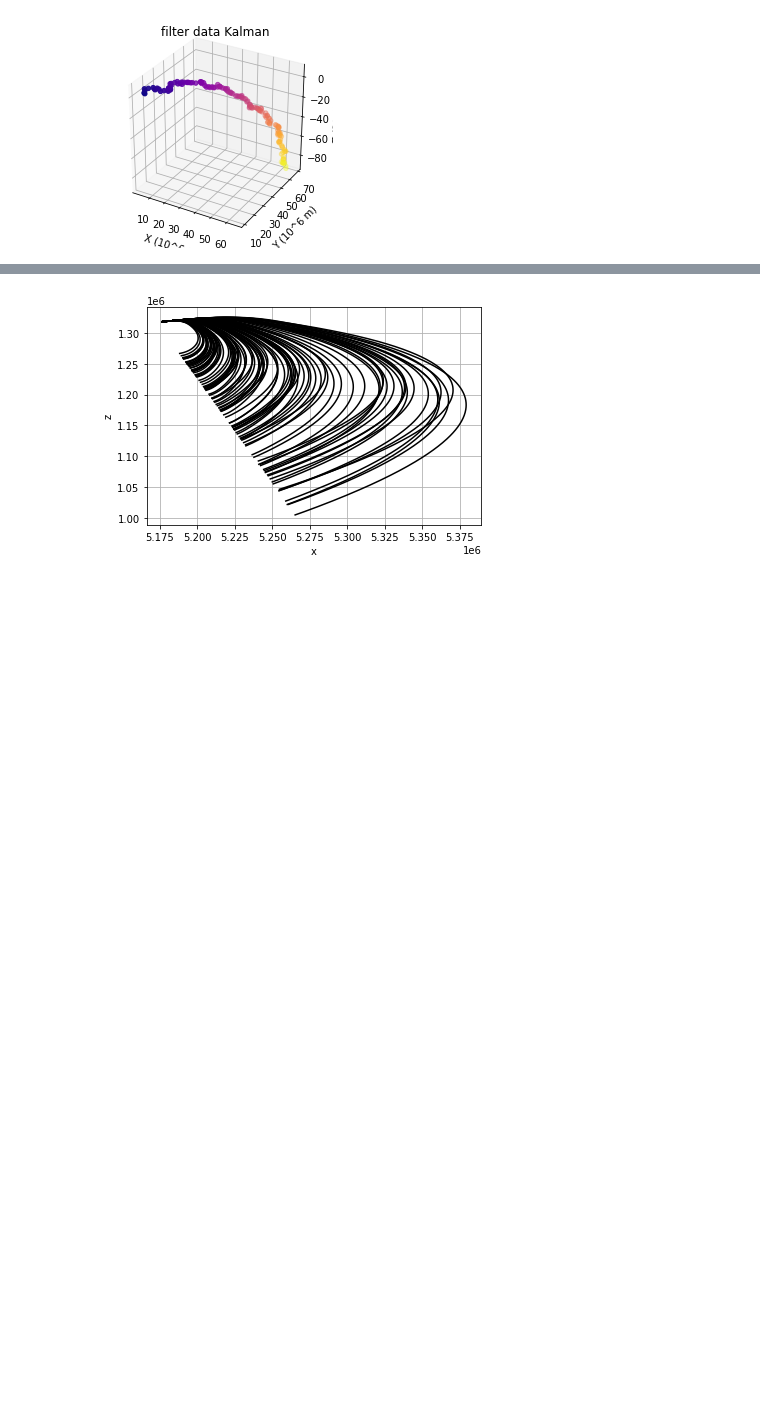
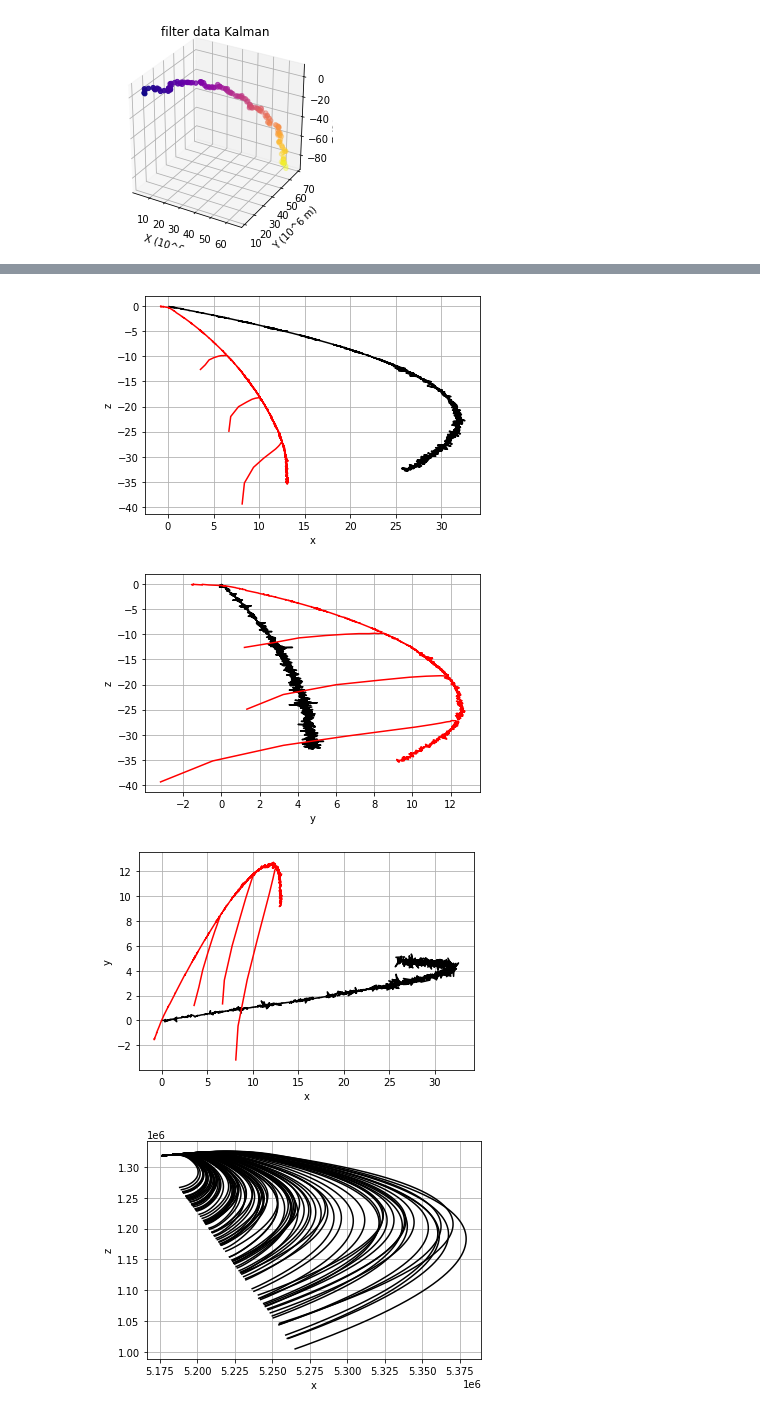
Before and after one commit to dart9905/-oursework, a Jupyter notebook: KalmanNN/KalmanNN.ipynb, the cells around one changed output, grey strips where cells are left out. Cells and saved outputs as stored; diff of their text form; code cells hidden in the pictures; blank space fills up the shorter version.

```diff
--- a/KalmanNN/KalmanNN.ipynb
+++ b/KalmanNN/KalmanNN.ipynb
@@ -1334,3 +1409,5 @@ mean test accuracy: 79.0 %
+# %%
+pack_predictions_real = FilterRNN(trajectories_rnn, real_dl, device, draw=True)
 # %%
 def plot_trajectory(data, label=''):
     # display some trajectories for visual representation
@@ -1726,3 +1837,40 @@ plt.show()
+# %%
+a0 = 3
+a1 = 0
+a2 = 2
+plt.ylabel('z')
+plt.xlabel('x')
+for k in range(len(real_data.data['data'])):
+    plt.plot(real_data.data['data'][k][a0:,a1], real_data.data['data'][k][a0:,a2], label='data', color='black')
+    plt.plot(pack_predictions_real[k//BATCH_SIZE_TEST][k-k//BATCH_SIZE_TEST*BATCH_SIZE_TEST][a0:,a1], pack_predictions_real[k//BATCH_SIZE_TEST][k-k//BATCH_SIZE_TEST*BATCH_SIZE_TEST][a0:,a2], label='filter data RNN', color='red')
+plt.grid(True)
+plt.show()
+
+a1 = 1
+a2 = 2
+plt.ylabel('z')
+plt.xlabel('y')
+for k in range(len(real_data.data['data'])):
+  if k < len(real_data.data['data']):
+    plt.plot(real_data.data['data'][k][a0:,a1], real_data.data['data'][k][a0:,a2], label='data', color='black')
+    plt.plot(pack_predictions_real[k//BATCH_SIZE_TEST][k-k//BATCH_SIZE_TEST*BATCH_SIZE_TEST][a0:,a1], pack_predictions_real[k//BATCH_SIZE_TEST][k-k//BATCH_SIZE_TEST*BATCH_SIZE_TEST][a0:,a2], label='filter data RNN', color='red')
+plt.grid(True)
+plt.show()
+
+a1 = 0
+a2 = 1
+plt.ylabel('y')
+plt.xlabel('x')
+for k in range(len(real_data.data['data'])):
+  if k < len(real_data.data['data']):
+    plt.plot(real_data.data['data'][k][a0:,a1], real_data.data['data'][k][a0:,a2], label='data', color='black')
+    plt.plot(pack_predictions_real[k//BATCH_SIZE_TEST][k-k//BATCH_SIZE_TEST*BATCH_SIZE_TEST][a0:,a1], pack_predictions_real[k//BATCH_SIZE_TEST][k-k//BATCH_SIZE_TEST*BATCH_SIZE_TEST][a0:,a2], label='filter data RNN', color='red')
+plt.grid(True)
+plt.show()
+# %% [output]
+[figure, added]
+[figure, added]
+[figure, added]
 # %%
 a0 = 3
 a1 = 0
```
Also changed, not shown: parts of 12 cells of this notebook, 1 other file.
